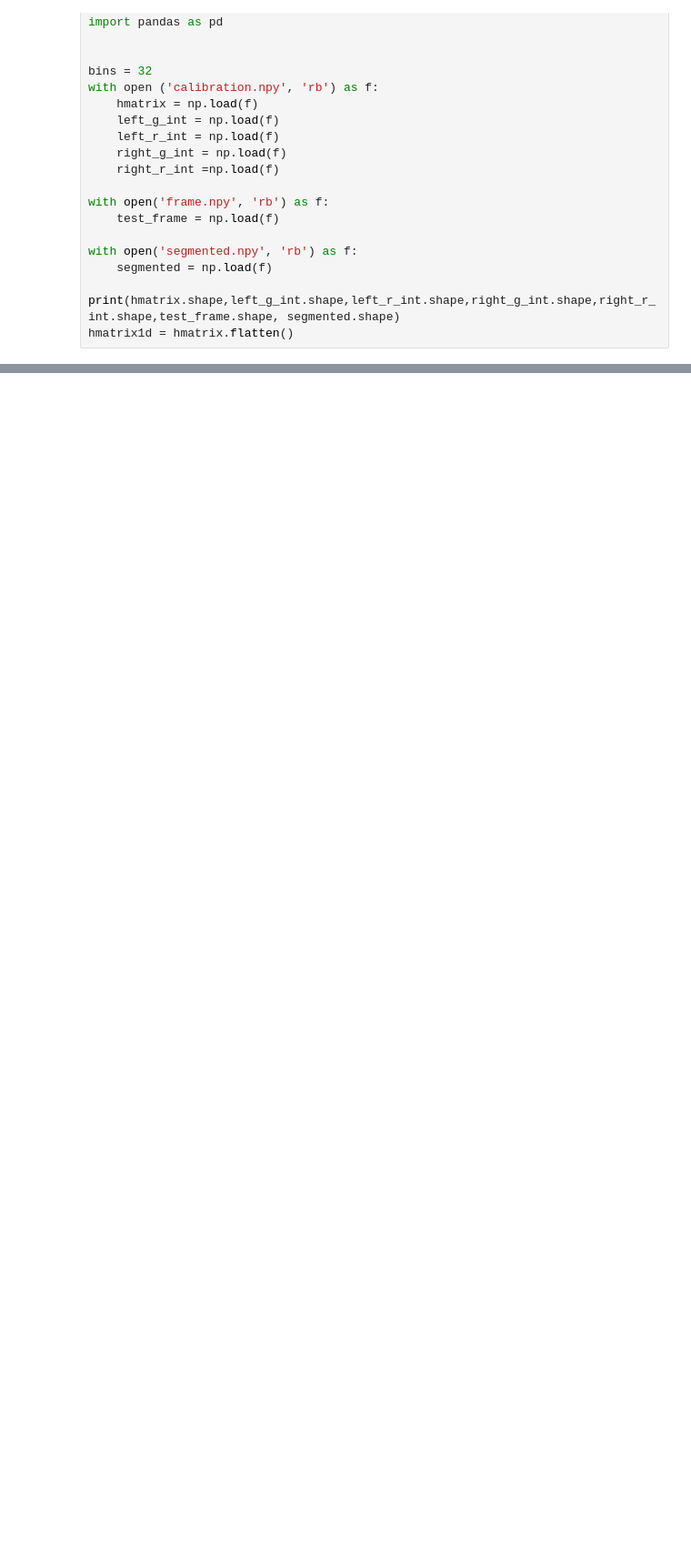
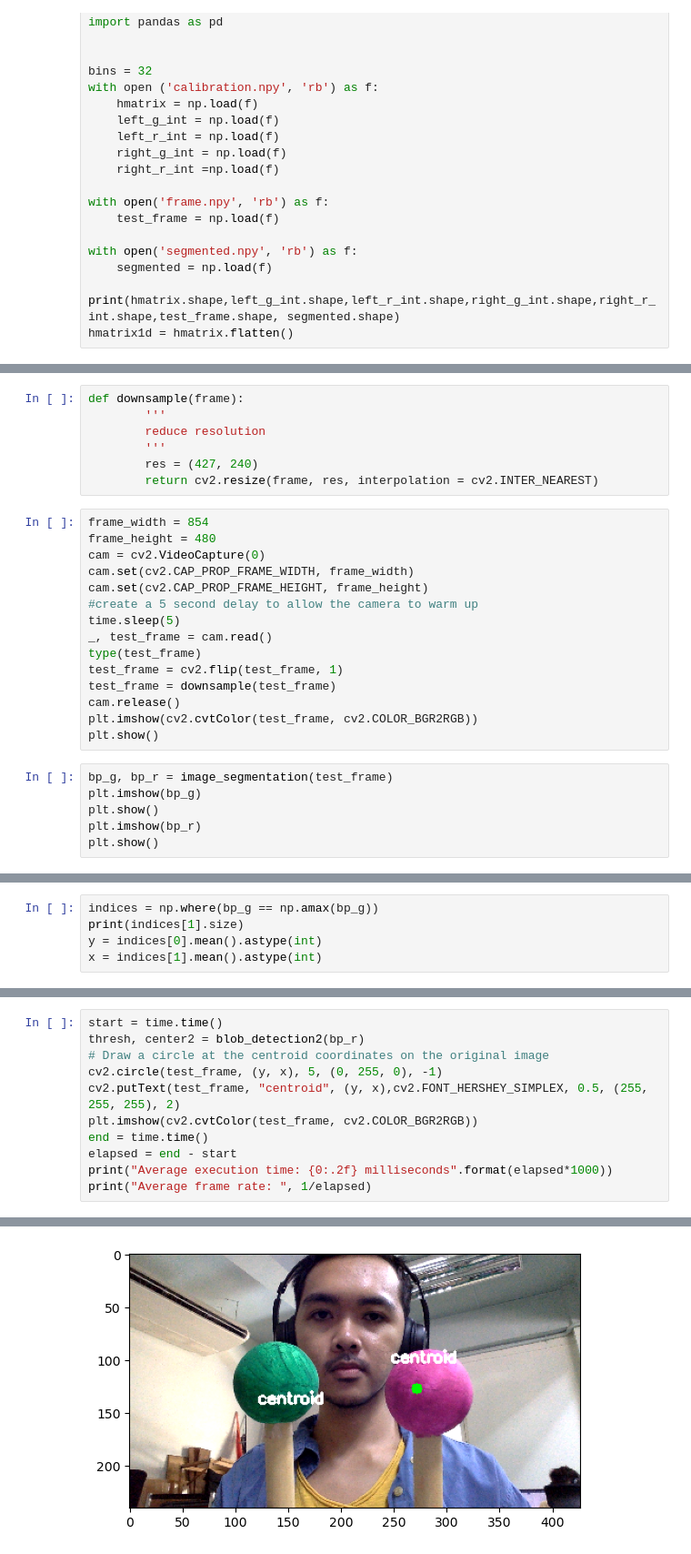
Before and after one commit to cjbarimbao/virtualkulintang, a Jupyter notebook: computer-vision/python/scratch.ipynb, the cells around one changed output, grey strips where cells are left out. Shown: that part at 91% size. Cells and saved outputs as stored; diff of their text form; blank space fills up the shorter version.

Commit message:
simplified centroid detection

```diff
--- a/computer-vision/python/scratch.ipynb
+++ b/computer-vision/python/scratch.ipynb
@@ -90,0 +70,28 @@ plt.show()
+# %%
+def downsample(frame):
+        '''
+        reduce resolution
+        '''
+        res = (427, 240)
+        return cv2.resize(frame, res, interpolation = cv2.INTER_NEAREST)
+# %%
+frame_width = 854
+frame_height = 480
+cam = cv2.VideoCapture(0)
+cam.set(cv2.CAP_PROP_FRAME_WIDTH, frame_width)
+cam.set(cv2.CAP_PROP_FRAME_HEIGHT, frame_height)
+#create a 5 second delay to allow the camera to warm up
+time.sleep(5)
+_, test_frame = cam.read()
+type(test_frame)
+test_frame = cv2.flip(test_frame, 1)
+test_frame = downsample(test_frame)
+cam.release()
+plt.imshow(cv2.cvtColor(test_frame, cv2.COLOR_BGR2RGB))
+plt.show()
+# %%
+bp_g, bp_r = image_segmentation(test_frame)
+plt.imshow(bp_g)
+plt.show()
+plt.imshow(bp_r)
+plt.show()
@@ -90,0 +136,5 @@ plt.show()
+# %%
+indices = np.where(bp_g == np.amax(bp_g))
+print(indices[1].size)
+y = indices[0].mean().astype(int)
+x = indices[1].mean().astype(int)
@@ -90,0 +143,12 @@ plt.show()
+# %%
+start = time.time()
+thresh, center2 = blob_detection2(bp_r)
+# Draw a circle at the centroid coordinates on the original image
+cv2.circle(test_frame, (y, x), 5, (0, 255, 0), -1)
+cv2.putText(test_frame, "centroid", (y, x),cv2.FONT_HERSHEY_SIMPLEX, 0.5, (255, 255, 255), 2)
+plt.imshow(cv2.cvtColor(test_frame, cv2.COLOR_BGR2RGB))
+end = time.time()
+elapsed = end - start
+print("Average execution time: {0:.2f} milliseconds".format(elapsed*1000))
+print("Average frame rate: ", 1/elapsed)
+# %% [output]
@@ -90,0 +157 @@ plt.show()
+[figure, added]
```
Also changed, not shown: parts of 16 cells of this notebook, 12 other files.
